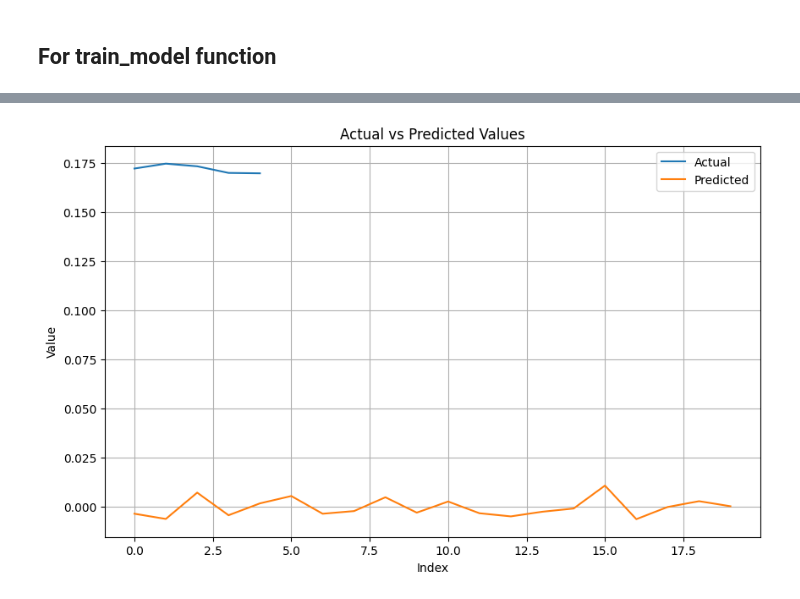
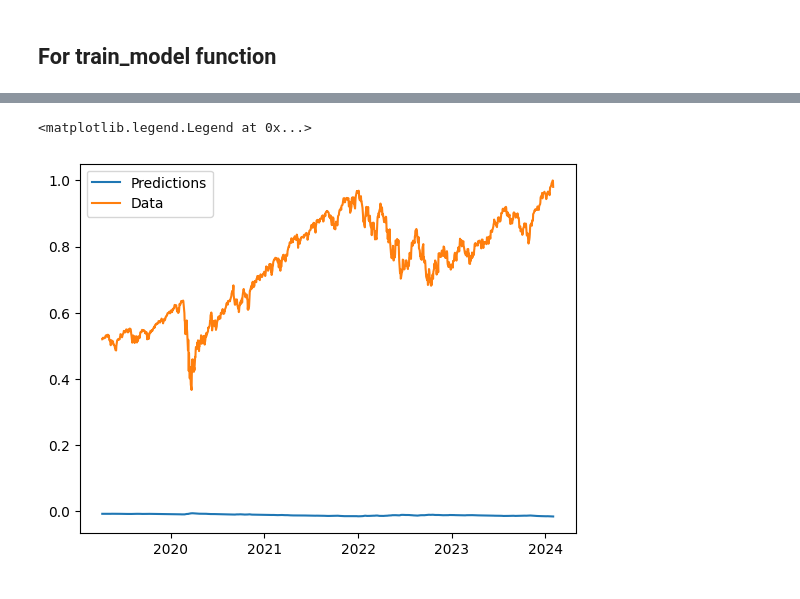
Before and after one commit to BoykoPetevBoev/Stock-Market-Prediction, a Jupyter notebook: src/models/lstm/lstm_model.ipynb, the cells around one changed output, grey strips where cells are left out. Drawn from its saved outputs; the diff is of its cells as text; code cells hidden in the pictures.

```diff
--- a/src/models/lstm/lstm_model.ipynb
+++ b/src/models/lstm/lstm_model.ipynb
@@ -62,4 +83,0 @@ model
-# %%
-x_train, x_test, y_train, y_test = get_lstm_data()
-
-predictions = model.predict(x_test[0])
@@ -74,0 +84,2 @@ predictions = model.predict(x_test[0])
+# %%
+predictions = model.predict(x_test).flatten()
@@ -88,15 +96,9 @@ array([-3.7537764e-03, -6.4014914e-03,  6.9954707e-03, -4.5194337e-03,
-# %%
-predictions
-
-# Plotting the actual values (y_test) and the predictions
-plt.figure(figsize=(10, 6))
-plt.plot(x_test[0], label='Actual')
-plt.plot(predictions[0], label='Predicted')
-plt.title('Actual vs Predicted Values')
-plt.xlabel('Index')
-plt.ylabel('Value')
-plt.legend()
-plt.grid(True)
-plt.show()
-# %% [output]
-[figure, removed]
+# %%
+predictions
+
+plt.plot(dates_test, predictions)
+plt.plot(dates_test, y_test)
+plt.legend(['Predictions', 'Data'])
+# %% [output]
+<matplotlib.legend.Legend at 0x...>
+[figure, added]
```
Also changed, not shown: parts of 13 cells of this notebook, 1 other file.
